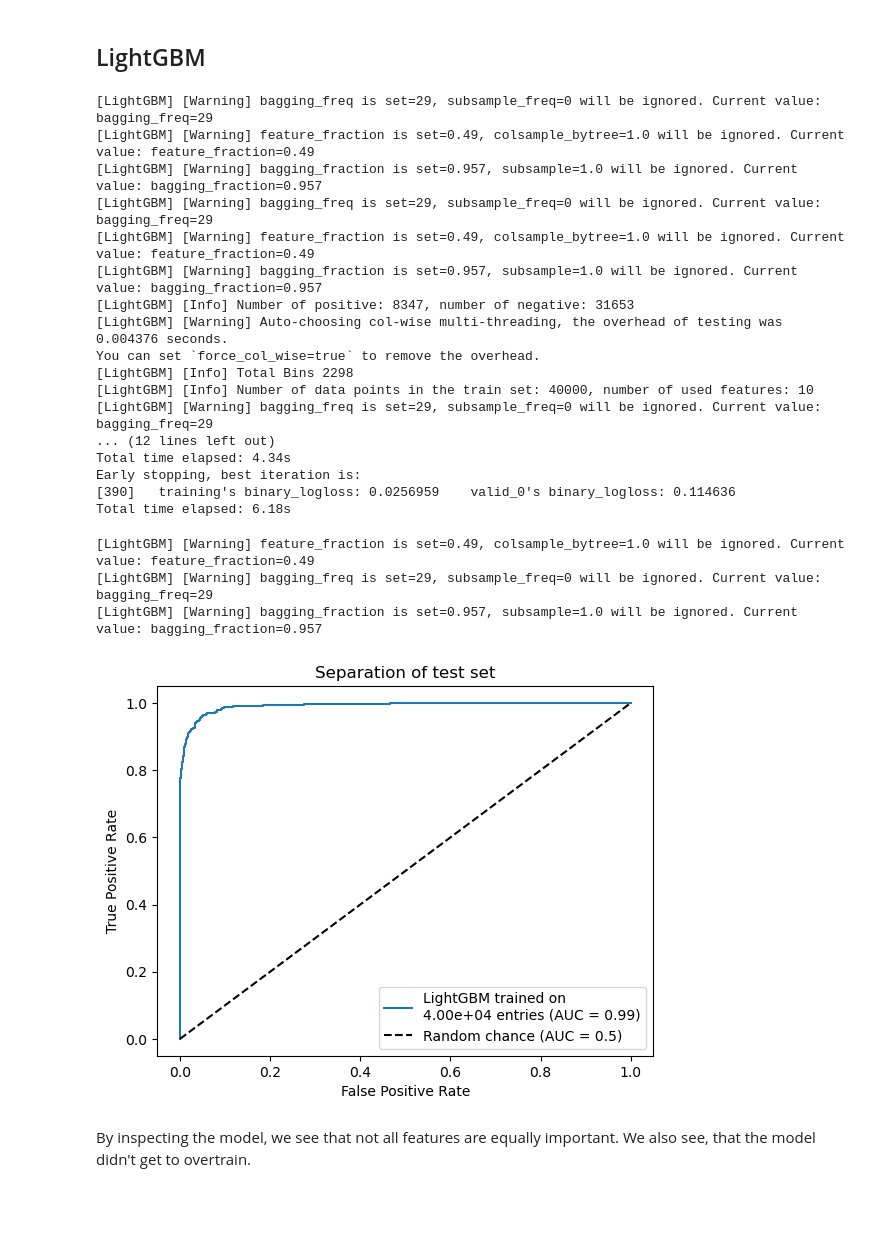
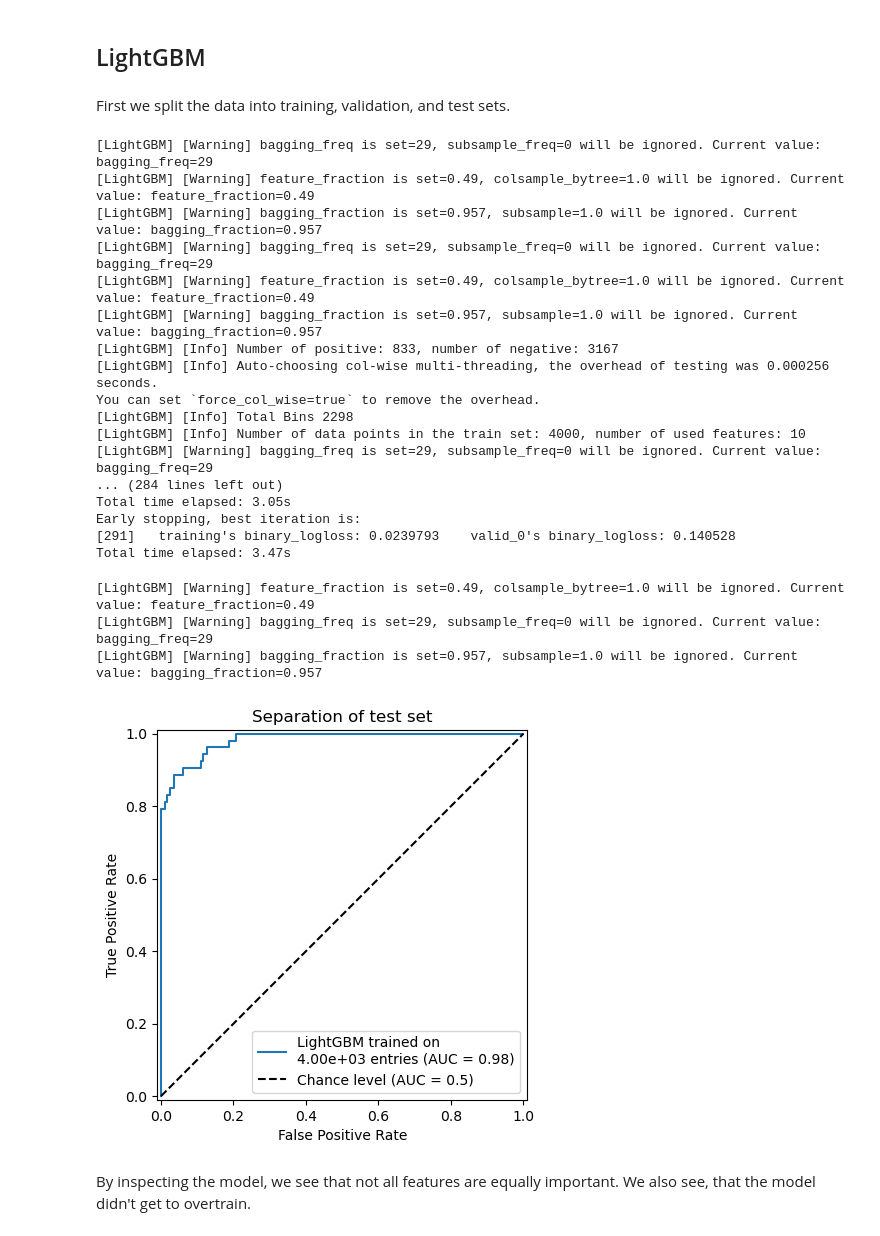
Before and after one commit to murnanedaniel/HAMLET-Demo, a Jupyter notebook: Demo.ipynb, the cells around one changed output. Drawn from its saved outputs; the diff is of its cells as text; code cells hidden in the pictures; blank space fills up the shorter version.

```diff
--- a/Demo.ipynb
+++ b/Demo.ipynb
@@ -44,7 +34,7 @@ class Timer:
 # %% [markdown]
 ## Loading data
 # %%
-data_all = pd.read_hdf("ATLAS_electrons.h5").sample(50_000)
+data_all = pd.read_hdf("ATLAS_electrons.h5").sample(5_000)
 display(data_all)
 # %% [output]
 |  | averageInteractionsPerCrossing | p_Rhad1 | p_Rhad | p_f3 | p_weta2 | p_Rphi | p_Reta | p_Eratio | p_f1 | ... |
@@ -83,3 +66,5 @@ Xval, Xtest, yval, ytest = train_test_split(Xrem,yrem,
 ## By hand
 # %% [markdown]
 ## LightGBM
+# %% [markdown]
+First we split the data into training, validation, and test sets.
@@ -107,35 +97,35 @@ timer.print_time()
 [LightGBM] [Warning] bagging_freq is set=29, subsample_freq=0 will be ignored. Current value: bagging_freq=29
 [LightGBM] [Warning] feature_fraction is set=0.49, colsample_bytree=1.0 will be ignored. Current value: feature_fraction=0.49
 [LightGBM] [Warning] bagging_fraction is set=0.957, subsample=1.0 will be ignored. Current value: bagging_fraction=0.957
-[LightGBM] [Info] Number of positive: 8347, number of negative: 31653
-[LightGBM] [Warning] Auto-choosing col-wise multi-threading, the overhead of testing was 0.004376 seconds.
+[LightGBM] [Info] Number of positive: 833, number of negative: 3167
+[LightGBM] [Info] Auto-choosing col-wise multi-threading, the overhead of testing was 0.000256 seconds.
 You can set `force_col_wise=true` to remove the overhead.
 [LightGBM] [Info] Total Bins 2298
-[LightGBM] [Info] Number of data points in the train set: 40000, number of used features: 10
+[LightGBM] [Info] Number of data points in the train set: 4000, number of used features: 10
 [LightGBM] [Warning] bagging_freq is set=29, subsample_freq=0 will be ignored. Current value: bagging_freq=29
-... (12 lines left out)
-Total time elapsed: 4.34s
+... (284 lines left out)
+Total time elapsed: 3.05s
 Early stopping, best iteration is:
-[390]   training's binary_logloss: 0.0256959    valid_0's binary_logloss: 0.114636
-Total time elapsed: 6.18s
+[291]   training's binary_logloss: 0.0239793    valid_0's binary_logloss: 0.140528
+Total time elapsed: 3.47s
 # %%
 display_roc = RocCurveDisplay.from_predictions(
     ytest,
     ypred:= lgb_model.predict_proba(Xtest)[:,1],
     name=f"LightGBM trained on\n{len(ytrain):2.2e} entries",
+    plot_chance_level=True,
 )
-display_roc.ax_.plot([0,1],[0,1],"k--",label="Random chance (AUC = 0.5)")
-display_roc.ax_.legend()
+
 _ = display_roc.ax_.set(
     xlabel="False Positive Rate",
     ylabel="True Positive Rate",
     title="Separation of test set"
 )
 # %% [output]
 [LightGBM] [Warning] feature_fraction is set=0.49, colsample_bytree=1.0 will be ignored. Current value: feature_fraction=0.49
 [LightGBM] [Warning] bagging_freq is set=29, subsample_freq=0 will be ignored. Current value: bagging_freq=29
 [LightGBM] [Warning] bagging_fraction is set=0.957, subsample=1.0 will be ignored. Current value: bagging_fraction=0.957
-[figure, old version]
+[figure, new version]
 # %% [markdown]
 By inspecting the model, we see that not all features are equally important. We also see, that the model didn't get to overtrain.
 # %%
```
Also changed, not shown: parts of 18 cells of this notebook, 1 other file.
